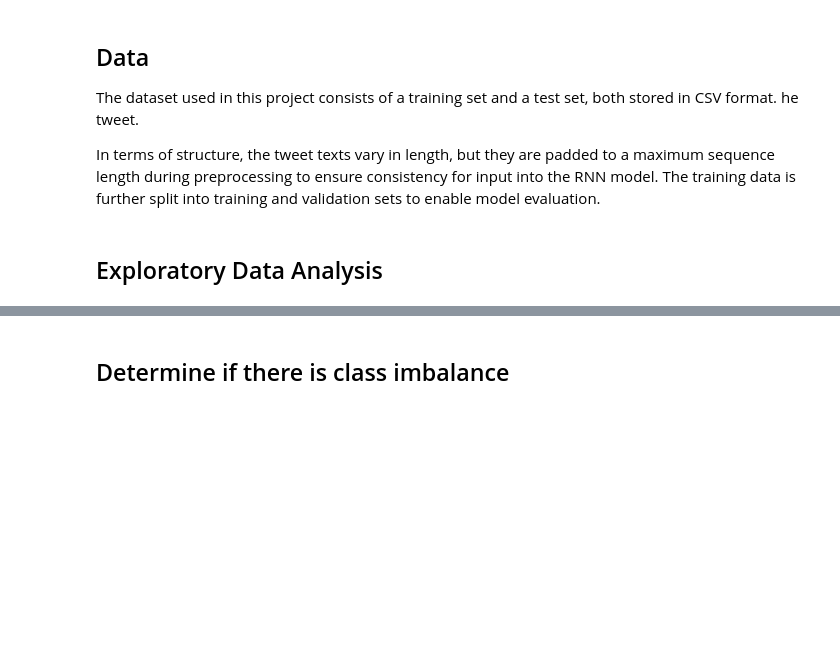
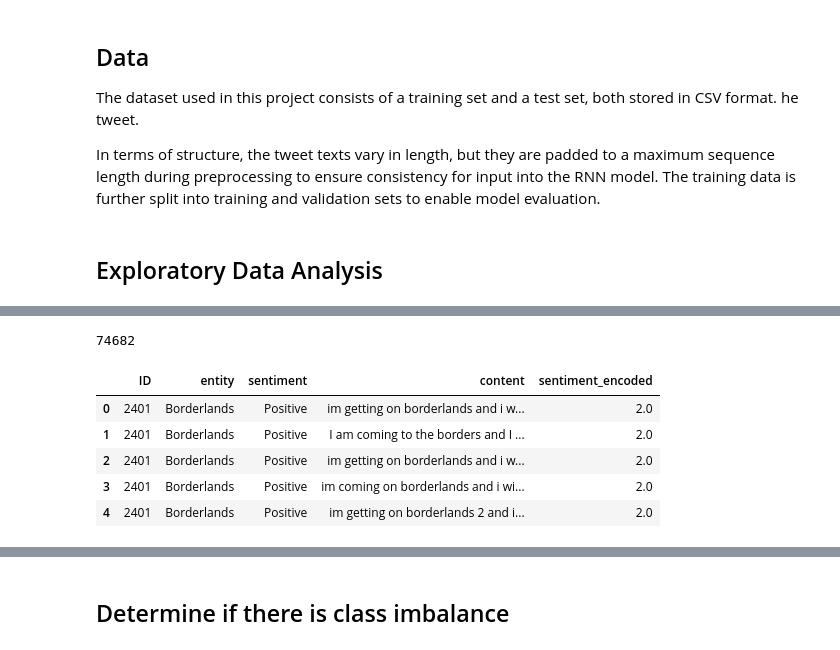
Before and after one commit to kaizenx/tweet-sentiment-classifier, a Jupyter notebook: sentiment.ipynb, the cells around one changed output, grey strips where cells are left out. Saved outputs shown, nothing was run; the diff lists cells and outputs as text; code cells hidden in the pictures; blank space fills up the shorter version.

```diff
--- a/sentiment.ipynb
+++ b/sentiment.ipynb
@@ -78,2 +117,18 @@ train_df.head(5)
 # %%
-len(test_df)
+len(data)
+# %% [output]
+74682
+# %%
+# Define your mapping
+sentiment_mapping = {'Positive': 2, 'Neutral': 1, 'Negative': 0}
+
+# Map the sentiment column to the specified encoding
+data['sentiment_encoded'] = data['sentiment'].map(sentiment_mapping)
+data.head(5)
+# %% [output]
+|  | ID | entity | sentiment | content | sentiment_encoded |
+| 0 | 2401 | Borderlands | Positive | im getting on borderlands and i w... | 2.0 |
+| 1 | 2401 | Borderlands | Positive | I am coming to the borders and I ... | 2.0 |
+| 2 | 2401 | Borderlands | Positive | im getting on borderlands and i w... | 2.0 |
+| 3 | 2401 | Borderlands | Positive | im coming on borderlands and i wi... | 2.0 |
+| 4 | 2401 | Borderlands | Positive | im getting on borderlands 2 and i... | 2.0 |
```
Also changed, not shown: parts of 16 cells of this notebook, 1 other file.
